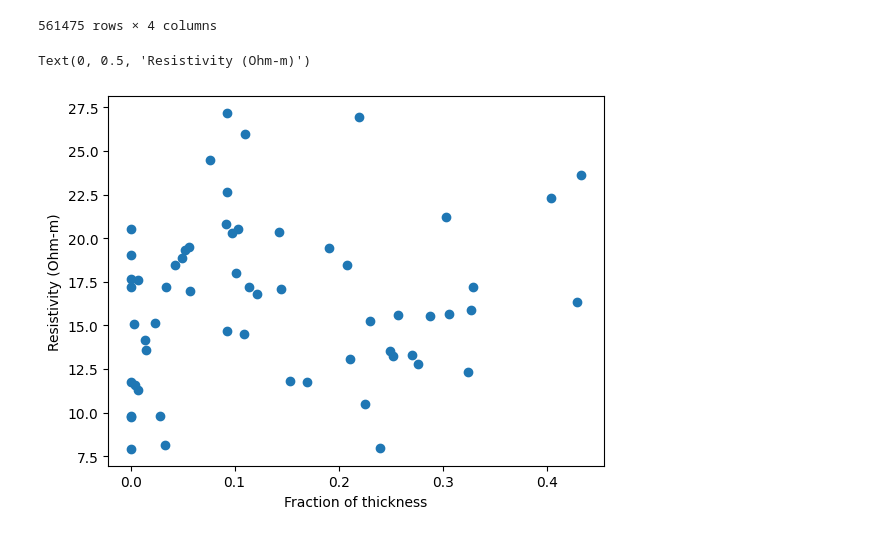
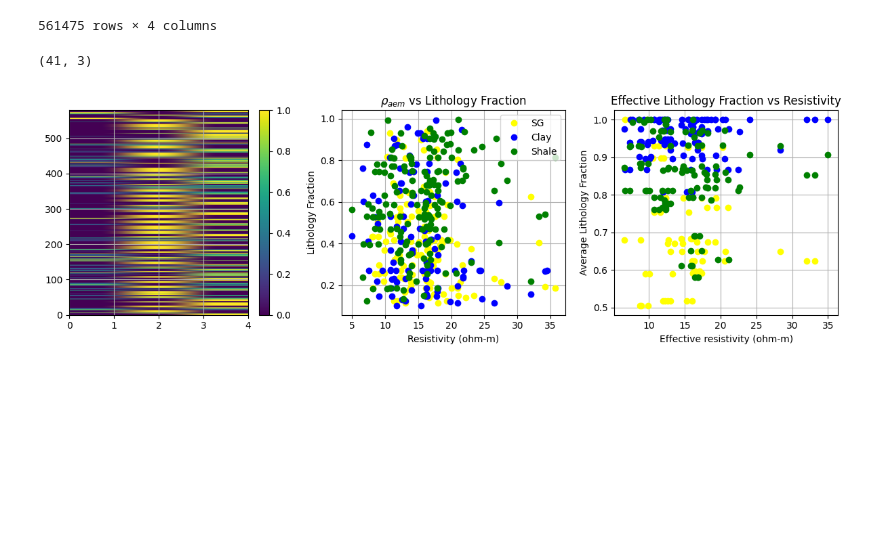
Before and after one commit to emgeolab/alberta_atem, a Jupyter notebook: notebooks/well_analysis.ipynb, the cells around one changed output. Cells and saved outputs as stored; diff of their text form; code cells hidden in the pictures; blank space fills up the shorter version.

```diff
--- a/notebooks/well_analysis.ipynb
+++ b/notebooks/well_analysis.ipynb
@@ -1305,18 +1307,62 @@ for idx in candidate_indices:
         b_avg.append(avg_resistivity)
         A_joint.append(A)
         b_joint.append(b)
-# %%
-A_avg = np.vstack(A_avg)
-b_avg = np.hstack(b_avg)
-# %%
-plt.plot(A_avg[:, 0], b_avg, 'o')
-plt.xlabel('Fraction of thickness')
-plt.ylabel('Resistivity (Ohm-m)')
-# %% [output]
-Text(0, 0.5, 'Resistivity (Ohm-m)')
-[figure, removed]
 # %%
 A_all = np.vstack(A_joint)
 b_all = np.concatenate(b_joint)
+A_avg = np.vstack(A_avg)
+b_avg = np.vstack(b_avg)
+# %%
+mask = (A_all > 1e-1) & (A_all < 1)
+# %%
+A_avg.shape
+# %% [output]
+(41, 3)
+# %%
+plt.figure(figsize=(12, 4))
+plt.subplot(1, 3, 1)
+plt.imshow(A_all, aspect="auto", cmap="viridis", extent=[0, 4, 0, A_all.shape[0]])
+plt.colorbar()
+plt.grid()
+plt.subplot(1, 3, 2)
+plt.plot(
+    (1 / b_all[mask[:, 0]]),
+    A_all[:, 0][mask[:, 0]],
+    "o",
+    label="SG",
+    color=allocate_color("sg"),
+)
+plt.plot(
+    (1 / b_all[mask[:, 1]]),
+    A_all[:, 1][mask[:, 1]],
+    "o",
+    label="Clay",
+    color=allocate_color("clay"),
+)
+plt.plot(
+    (1 / b_all[mask[:, 2]]),
+    A_all[:, 2][mask[:, 2]],
+    "o",
+    label="Shale",
+    color=allocate_color("shale"),
+)
+# plt.xscale('log')
+plt.xlabel("Resistivity (ohm-m)")
+plt.ylabel("Lithology Fraction")
+plt.title(r"$\rho_{aem}$ vs Lithology Fraction")
+plt.legend()
+plt.grid()
+plt.subplot(1, 3, 3)
+plt.plot(b_avg, A_avg[:, 0], "o", color=allocate_color("sg"), label="SG")
+plt.plot(b_avg, A_avg[:, 1], "o", color=allocate_color("clay"), label="Clay")
+plt.plot(b_avg, A_avg[:, 2], "o", color=allocate_color("shale"), label="Shale")
+plt.xlabel("Effective resistivity (ohm-m)")
+plt.ylabel("Average Lithology Fraction")
+plt.title("Effective Lithology Fraction vs Resistivity")
+plt.grid()
+plt.tight_layout()
+plt.show()
+# %% [output]
+[figure, added]
 # %%
 solution = calculate_linear_equation(A_all, b_all)
```
Also changed, not shown: parts of 64 cells of this notebook.
